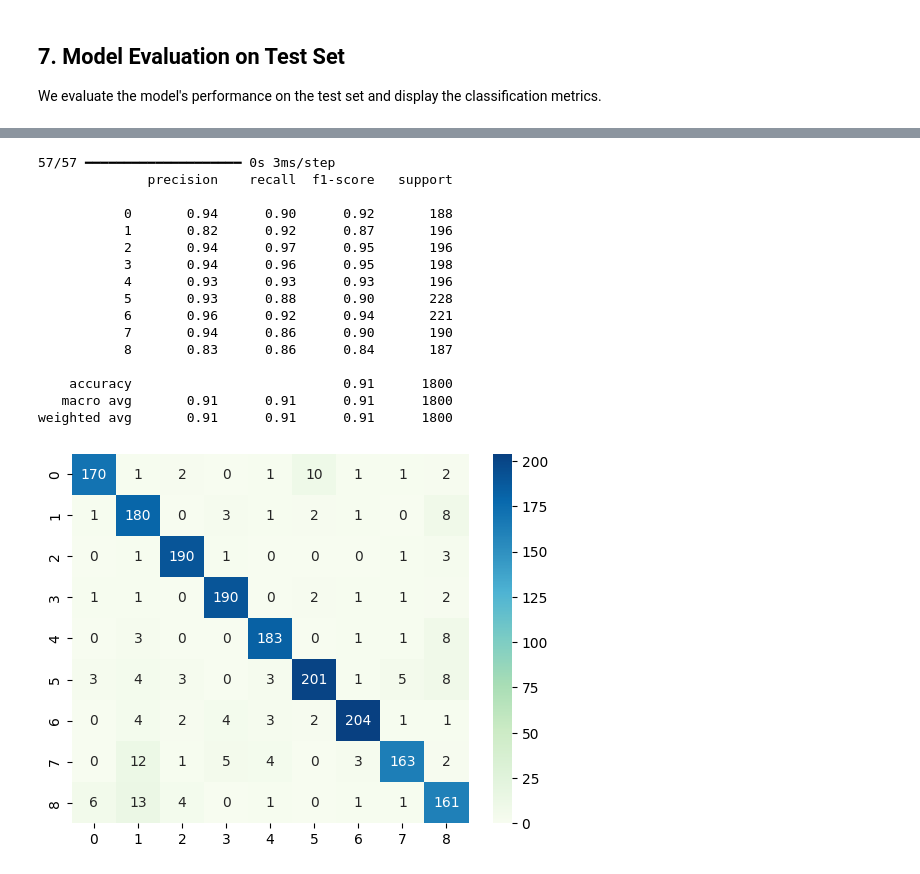
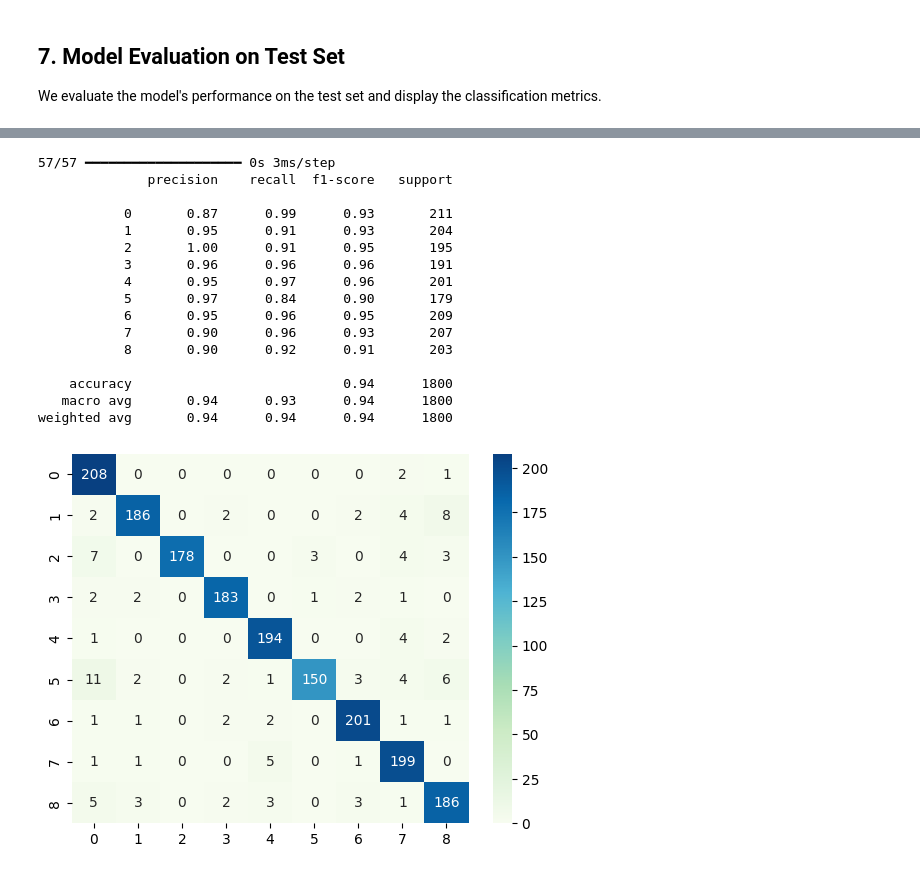
Before and after one commit to MehmetCelik53/DeepLearning, a Jupyter notebook: fish-classification-ann.ipynb, the cells around one changed output, grey strips where cells are left out. Drawn from its saved outputs; the diff is of its cells as text; code cells hidden in the pictures.

```diff
--- a/fish-classification-ann.ipynb
+++ b/fish-classification-ann.ipynb
@@ -169,9 +169,10 @@ We construct a simple ANN model with two dense layers. The model applies L2 regu
 model = tf.keras.models.Sequential()
 model.add(tf.keras.layers.Input(shape=(X_val.shape[1],)))
 model.add(tf.keras.layers.Dense(512, activation='relu'))
+# %%
+model.add(tf.keras.layers.Dense(256, activation='relu'))
 # %%
-model.add(tf.keras.layers.Dense(256, activation='relu',
-                                 kernel_regularizer=regularizers.l2(0.007)))
+model.add(tf.keras.layers.Dense(128, activation='relu', kernel_regularizer=tf.keras.regularizers.l2(0.001)))
 # %%
 model.add(tf.keras.layers.Dense(9, activation='softmax'))
 # %%
@@ -189,5 +190,5 @@ early_stopping = tf.keras.callbacks.EarlyStopping(
     verbose=1            # Durum güncellemelerini yazdır
 )
 # %%
-results = model.fit(X_val, y_val, epochs=10, batch_size=32, validation_data=(X_test, y_test),callbacks=[early_stopping])
+results = model.fit(X_val, y_val, epochs=12, batch_size=32, validation_data=(X_test, y_test),callbacks=[early_stopping])
 # %% [output]
@@ -257,27 +258,29 @@ Test Accuracy: 0.9211111068725586
 # %%
-#Model Predict
-y_pred = model.predict(X_test)
+
+# Tahmin yap
+y_pred = model.predict(X_temp)
 y_pred_labels = np.argmax(y_pred, axis=1)
-y_true_labels = np.argmax(y_test, axis=1)
-# Let's see the precision recall f1-score values
+y_true_labels = np.argmax(y_temp, axis=1)  # y_temp'yi kullan
+
+# Precision, recall, f1-score değerlerini görelim
 print(classification_report(y_true_labels, y_pred_labels))
 sns.heatmap(confusion_matrix(y_true_labels, y_pred_labels), annot=True, fmt='g', cmap="GnBu", cbar=True)
 plt.show()
 # %% [output]
 57/57 ━━━━━━━━━━━━━━━━━━━━ 0s 3ms/step
               precision    recall  f1-score   support
 
-           0       0.94      0.90      0.92       188
-           1       0.82      0.92      0.87       196
-           2       0.94      0.97      0.95       196
-           3       0.94      0.96      0.95       198
-           4       0.93      0.93      0.93       196
-           5       0.93      0.88      0.90       228
-           6       0.96      0.92      0.94       221
-           7       0.94      0.86      0.90       190
-           8       0.83      0.86      0.84       187
+           0       0.87      0.99      0.93       211
+           1       0.95      0.91      0.93       204
+           2       1.00      0.91      0.95       195
+           3       0.96      0.96      0.96       191
+           4       0.95      0.97      0.96       201
+           5       0.97      0.84      0.90       179
+           6       0.95      0.96      0.95       209
+           7       0.90      0.96      0.93       207
+           8       0.90      0.92      0.91       203
 
-    accuracy                           0.91      1800
-   macro avg       0.91      0.91      0.91      1800
-weighted avg       0.91      0.91      0.91      1800
+    accuracy                           0.94      1800
+   macro avg       0.94      0.93      0.94      1800
+weighted avg       0.94      0.94      0.94      1800
-[figure, old version]
+[figure, new version]
```
Also changed, not shown: parts of 4 cells of this notebook.
